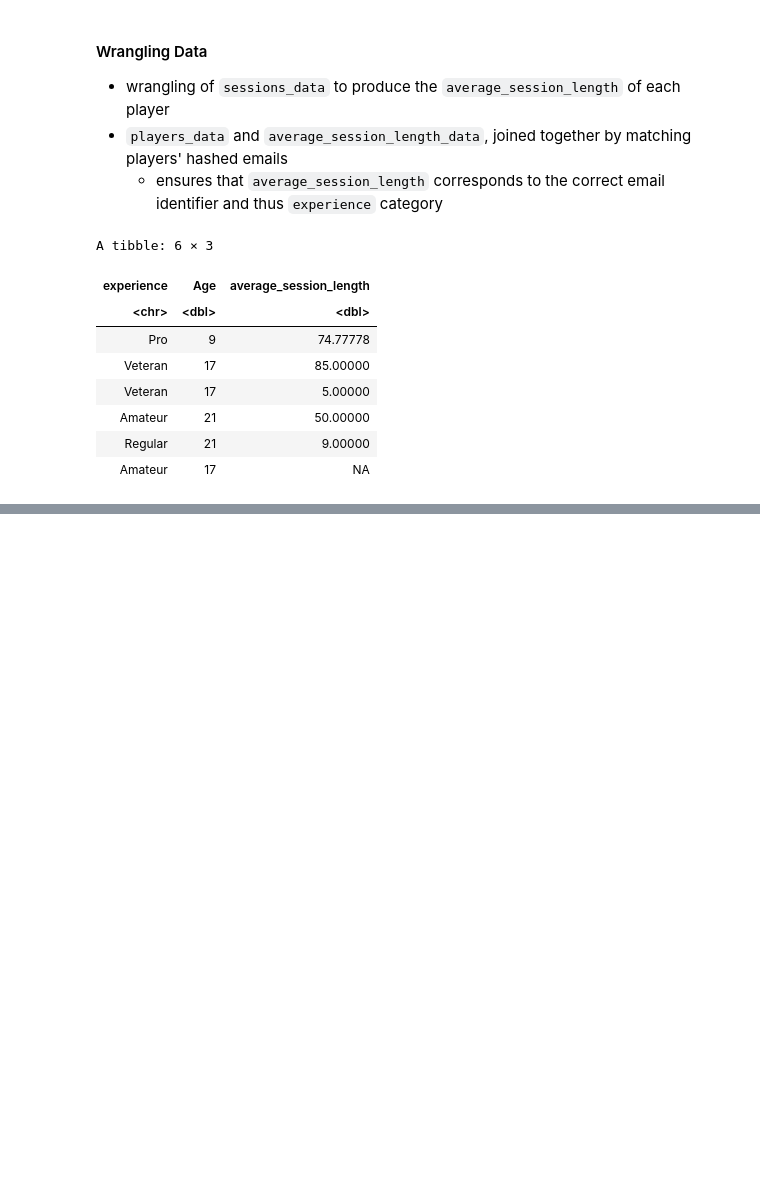
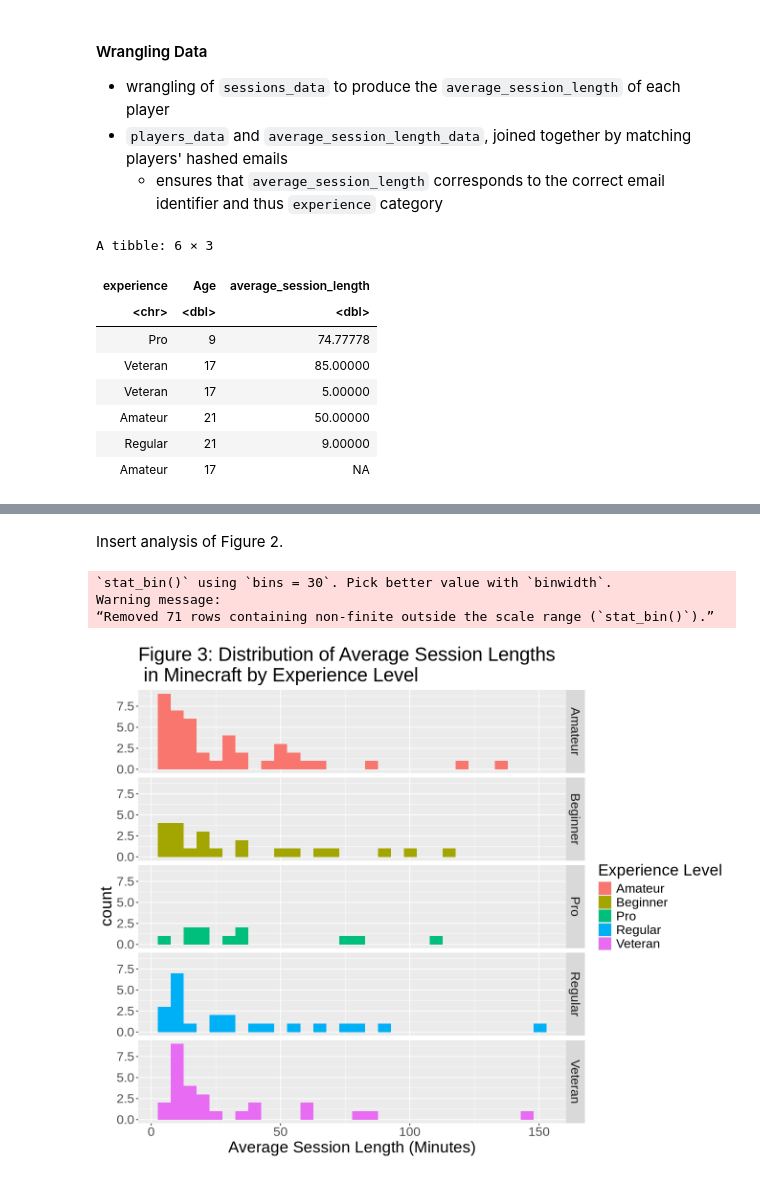
Before and after one commit to vckytn22/DSCI-100-Final-Report-Group-Project-004-27-, a Jupyter notebook: final_report_004_27.ipynb, the cells around one changed output, grey strips where cells are left out. Cells and saved outputs as stored; diff of their text form; code cells hidden in the pictures; blank space fills up the shorter version.

```diff
--- a/final_report_004_27.ipynb
+++ b/final_report_004_27.ipynb
@@ -193,0 +214,18 @@ A tibble: 6 × 3
+# %% [markdown]
+Insert analysis of Figure 2.
+# %%
+options(repr.plot.width = 11, repr.plot.height = 9)
+
+exp_asl_histogram_plot <- experience_report_data |>
+    ggplot(aes(x = average_session_length, fill = experience)) +
+    geom_histogram(position = "identity") +
+    facet_grid(rows = vars(experience)) +
+    labs(x = "Average Session Length (Minutes)", fill = "Experience Level") +
+    ggtitle("Figure 3: Distribution of Average Session Lengths \n in Minecraft by Experience Level") +
+    theme(text = element_text(size = 20))
+exp_asl_histogram_plot
+# %% [output]
+`stat_bin()` using `bins = 30`. Pick better value with `binwidth`.
+Warning message:
+“Removed 71 rows containing non-finite outside the scale range (`stat_bin()`).”
+[figure, added]
```
Also changed, not shown: parts of 11 cells of this notebook.
